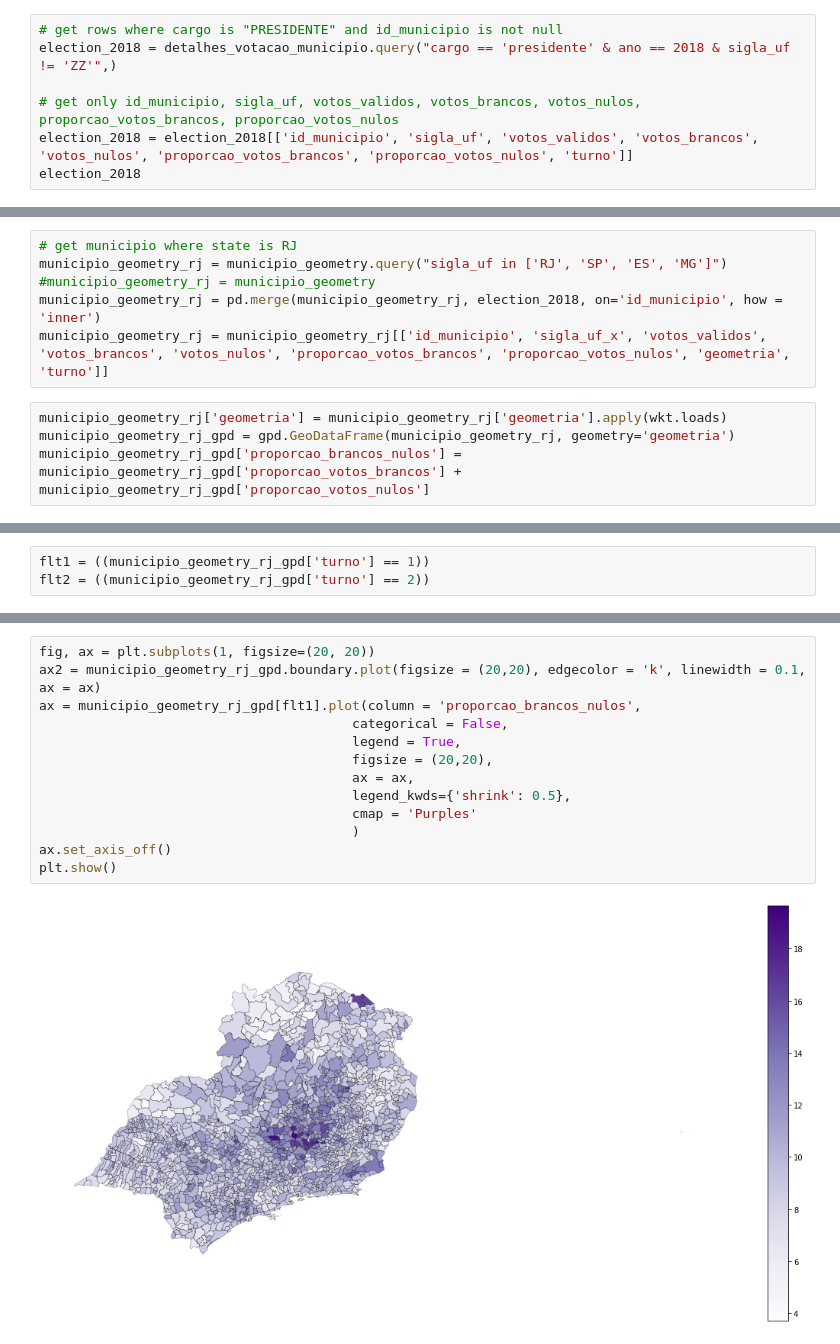
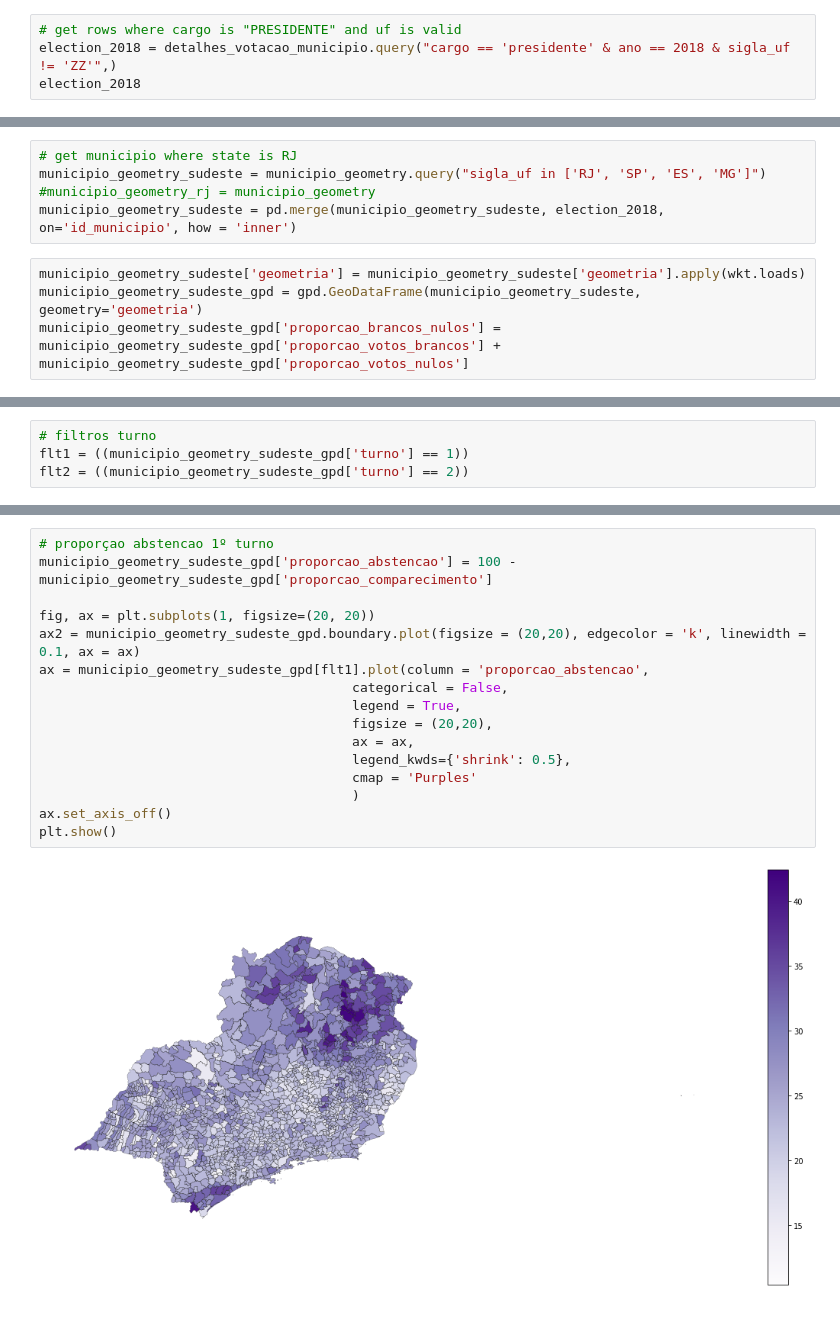
Before and after one commit to anacarolerthal/brazilian-elections-2022, a Jupyter notebook: analysis.ipynb, the cells around one changed output, grey strips where cells are left out. Drawn from its saved outputs; the diff is of its cells as text.

```diff
--- a/analysis.ipynb
+++ b/analysis.ipynb
@@ -15,8 +21,5 @@ detalhes_votacao_municipio = bd.read_table(dataset_id='br_tse_eleicoes',
 # %%
-# get rows where cargo is "PRESIDENTE" and id_municipio is not null
+# get rows where cargo is "PRESIDENTE" and uf is valid
 election_2018 = detalhes_votacao_municipio.query("cargo == 'presidente' & ano == 2018 & sigla_uf != 'ZZ'",)
-
-# get only id_municipio, sigla_uf, votos_validos, votos_brancos, votos_nulos, proporcao_votos_brancos, proporcao_votos_nulos
-election_2018 = election_2018[['id_municipio', 'sigla_uf', 'votos_validos', 'votos_brancos', 'votos_nulos', 'proporcao_votos_brancos', 'proporcao_votos_nulos', 'turno']]
 election_2018
 # %% [output]
@@ -40,11 +39,10 @@ municipio_geometry = bd.read_table(dataset_id='br_geobr_mapas',
 # %%
 # get municipio where state is RJ
-municipio_geometry_rj = municipio_geometry.query("sigla_uf in ['RJ', 'SP', 'ES', 'MG']")
+municipio_geometry_sudeste = municipio_geometry.query("sigla_uf in ['RJ', 'SP', 'ES', 'MG']")
 #municipio_geometry_rj = municipio_geometry
-municipio_geometry_rj = pd.merge(municipio_geometry_rj, election_2018, on='id_municipio', how = 'inner')
-municipio_geometry_rj = municipio_geometry_rj[['id_municipio', 'sigla_uf_x', 'votos_validos', 'votos_brancos', 'votos_nulos', 'proporcao_votos_brancos', 'proporcao_votos_nulos', 'geometria', 'turno']]
+municipio_geometry_sudeste = pd.merge(municipio_geometry_sudeste, election_2018, on='id_municipio', how = 'inner')
 # %%
-municipio_geometry_rj['geometria'] = municipio_geometry_rj['geometria'].apply(wkt.loads)
-municipio_geometry_rj_gpd = gpd.GeoDataFrame(municipio_geometry_rj, geometry='geometria')
-municipio_geometry_rj_gpd['proporcao_brancos_nulos'] = municipio_geometry_rj_gpd['proporcao_votos_brancos'] + municipio_geometry_rj_gpd['proporcao_votos_nulos']
+municipio_geometry_sudeste['geometria'] = municipio_geometry_sudeste['geometria'].apply(wkt.loads)
+municipio_geometry_sudeste_gpd = gpd.GeoDataFrame(municipio_geometry_sudeste, geometry='geometria')
+municipio_geometry_sudeste_gpd['proporcao_brancos_nulos'] = municipio_geometry_sudeste_gpd['proporcao_votos_brancos'] + municipio_geometry_sudeste_gpd['proporcao_votos_nulos']
 # %%
@@ -52,5 +51,6 @@ ax = municipio_geometry_rj_gpd.boundary.plot(figsize = (15, 15), edgecolor = 'bl
 # %% [output]
 [figure]
 # %%
-flt1 = ((municipio_geometry_rj_gpd['turno'] == 1))
-flt2 = ((municipio_geometry_rj_gpd['turno'] == 2))
+# filtros turno
+flt1 = ((municipio_geometry_sudeste_gpd['turno'] == 1))
+flt2 = ((municipio_geometry_sudeste_gpd['turno'] == 2))
@@ -57,15 +100,18 @@ flt2 = ((municipio_geometry_rj_gpd['turno'] == 2))
 # %%
+# proporçao abstencao 1º turno
+municipio_geometry_sudeste_gpd['proporcao_abstencao'] = 100 - municipio_geometry_sudeste_gpd['proporcao_comparecimento']
+
 fig, ax = plt.subplots(1, figsize=(20, 20))
-ax2 = municipio_geometry_rj_gpd.boundary.plot(figsize = (20,20), edgecolor = 'k', linewidth = 0.1, ax = ax)
-ax = municipio_geometry_rj_gpd[flt1].plot(column = 'proporcao_brancos_nulos',
+ax2 = municipio_geometry_sudeste_gpd.boundary.plot(figsize = (20,20), edgecolor = 'k', linewidth = 0.1, ax = ax)
+ax = municipio_geometry_sudeste_gpd[flt1].plot(column = 'proporcao_abstencao',
                                         categorical = False,
                                         legend = True,
                                         figsize = (20,20),
                                         ax = ax,
                                         legend_kwds={'shrink': 0.5},
                                         cmap = 'Purples'
                                         )
 ax.set_axis_off()
 plt.show()
 # %% [output]
-[figure, old version]
+[figure, new version]
```
Also changed, not shown: parts of 21 cells of this notebook, 1 other file.
